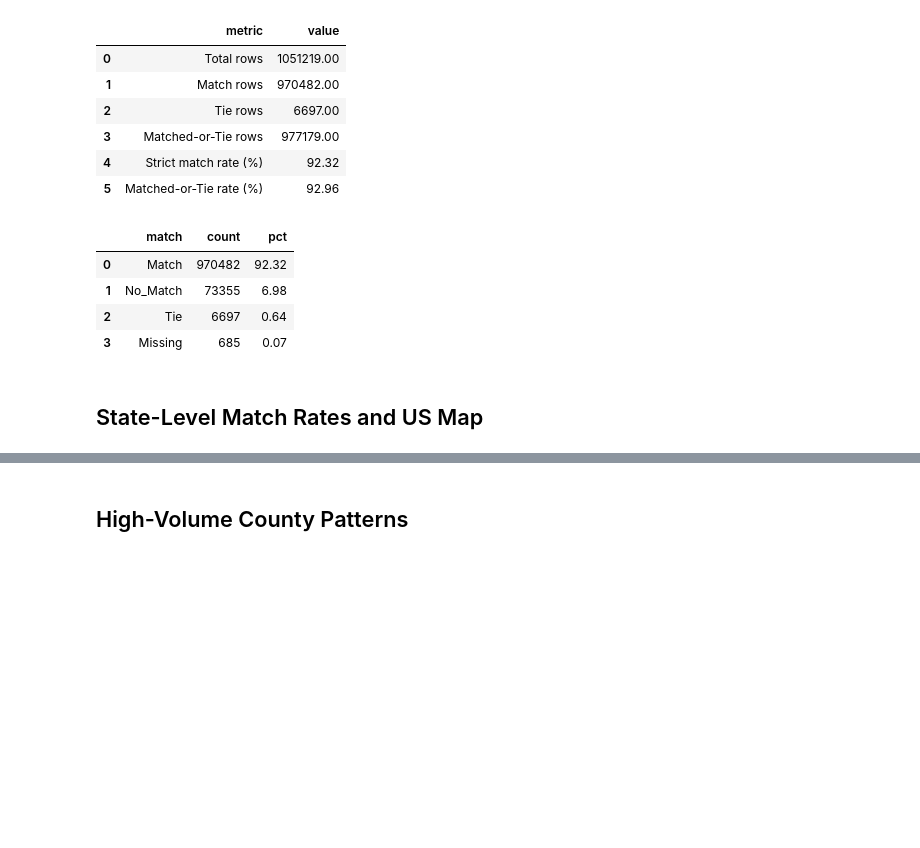
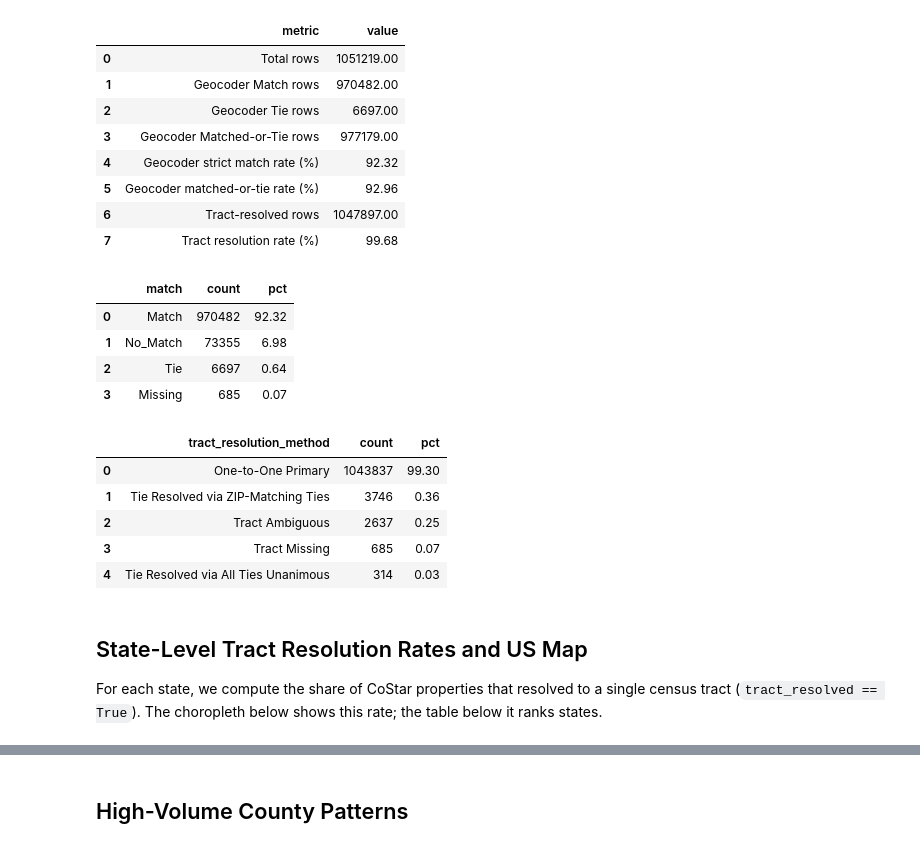
Before and after one commit to WilliamClintC/Geocoding_Office, a Jupyter notebook: source/2_analysis/1_Whole_Census_Geocoder_Analysis.ipynb, the cells around one changed output, grey strips where cells are left out. Cells and saved outputs as stored; diff of their text form; code cells hidden in the pictures; blank space fills up the shorter version.

```diff
--- a/source/2_analysis/1_Whole_Census_Geocoder_Analysis.ipynb
+++ b/source/2_analysis/1_Whole_Census_Geocoder_Analysis.ipynb
@@ -54,53 +80,77 @@ df["match"] = df.get("match", pd.Series(index=df.index, dtype="object")).fillna(
 is_match = df["match"].eq("Match")
 is_tie = df["match"].eq("Tie")
 is_matched_or_tie = is_match | is_tie
+is_resolved = df["tract_resolved"].astype(bool) if "tract_resolved" in df.columns else df["final_census_tract"].notna()
 
 overall = pd.DataFrame(
     {
         "metric": [
             "Total rows",
-            "Match rows",
-            "Tie rows",
-            "Matched-or-Tie rows",
-            "Strict match rate (%)",
-            "Matched-or-Tie rate (%)",
+            "Geocoder Match rows",
+            "Geocoder Tie rows",
+            "Geocoder Matched-or-Tie rows",
+            "Geocoder strict match rate (%)",
+            "Geocoder matched-or-tie rate (%)",
+            "Tract-resolved rows",
+            "Tract resolution rate (%)",
         ],
         "value": [
             len(df),
             int(is_match.sum()),
             int(is_tie.sum()),
             int(is_matched_or_tie.sum()),
             round(is_match.mean() * 100, 2),
             round(is_matched_or_tie.mean() * 100, 2),
+            int(is_resolved.sum()),
+            round(is_resolved.mean() * 100, 2),
         ],
     }
 )
 
 match_dist = (
     df["match"]
     .value_counts(dropna=False)
     .rename_axis("match")
     .reset_index(name="count")
 )
 match_dist["pct"] = (match_dist["count"] / len(df) * 100).round(2)
 
+tract_dist = (
+    df["tract_resolution_method"]
+    .value_counts(dropna=False)
+    .rename_axis("tract_resolution_method")
+    .reset_index(name="count")
+)
+tract_dist["pct"] = (tract_dist["count"] / len(df) * 100).round(2)
+
 display(overall)
 display(match_dist)
+display(tract_dist)
 # %% [output]
 |  | metric | value |
 | 0 | Total rows | 1051219.00 |
-| 1 | Match rows | 970482.00 |
-| 2 | Tie rows | 6697.00 |
-| 3 | Matched-or-Tie rows | 977179.00 |
-| 4 | Strict match rate (%) | 92.32 |
-| 5 | Matched-or-Tie rate (%) | 92.96 |
+| 1 | Geocoder Match rows | 970482.00 |
+| 2 | Geocoder Tie rows | 6697.00 |
+| 3 | Geocoder Matched-or-Tie rows | 977179.00 |
+| 4 | Geocoder strict match rate (%) | 92.32 |
+| 5 | Geocoder matched-or-tie rate (%) | 92.96 |
+| 6 | Tract-resolved rows | 1047897.00 |
+| 7 | Tract resolution rate (%) | 99.68 |
 |  | match | count | pct |
 | 0 | Match | 970482 | 92.32 |
 | 1 | No_Match | 73355 | 6.98 |
 | 2 | Tie | 6697 | 0.64 |
 | 3 | Missing | 685 | 0.07 |
+|  | tract_resolution_method | count | pct |
+| 0 | One-to-One Primary | 1043837 | 99.30 |
+| 1 | Tie Resolved via ZIP-Matching Ties | 3746 | 0.36 |
+| 2 | Tract Ambiguous | 2637 | 0.25 |
+| 3 | Tract Missing | 685 | 0.07 |
+| 4 | Tie Resolved via All Ties Unanimous | 314 | 0.03 |
 # %% [markdown]
-## State-Level Match Rates and US Map
+## State-Level Tract Resolution Rates and US Map
+
+For each state, we compute the share of CoStar properties that resolved to a single census tract (`tract_resolved == True`). The choropleth below shows this rate; the table below it ranks states.
 # %%
 fips_to_abbrev = {
     "01": "AL", "02": "AK", "04": "AZ", "05": "AR", "06": "CA", "08": "CO", "09": "CT",
```
Also changed, not shown: parts of 10 cells of this notebook, 42 other files.
